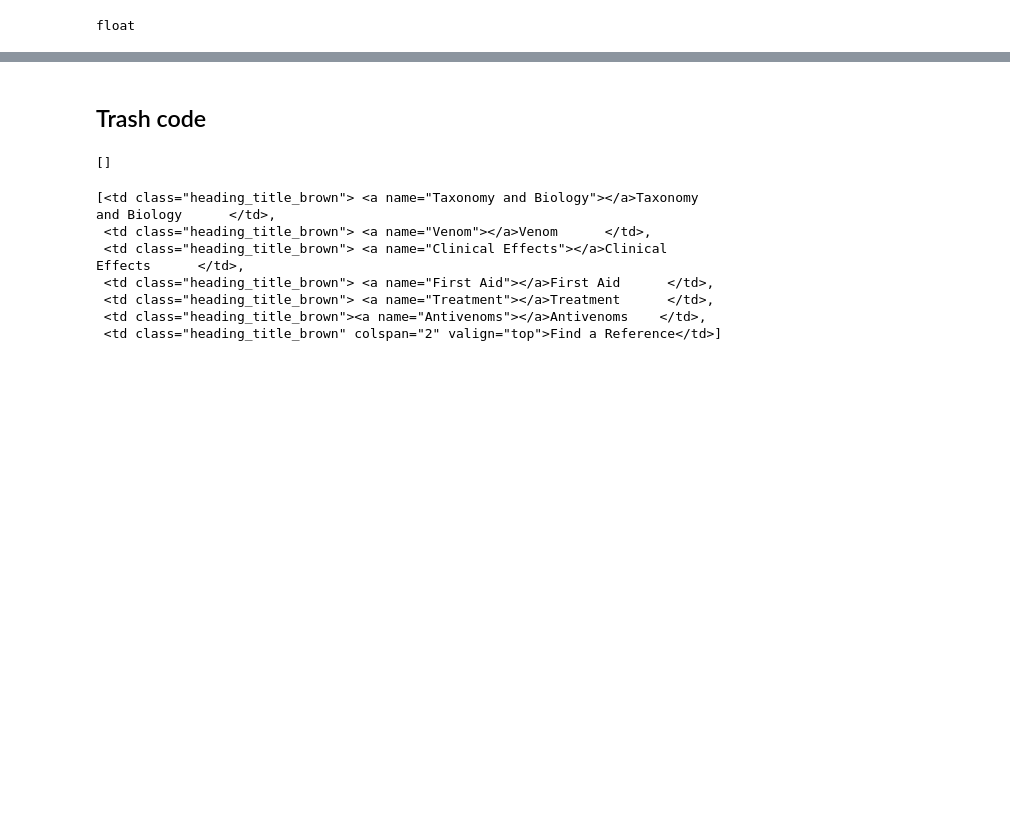
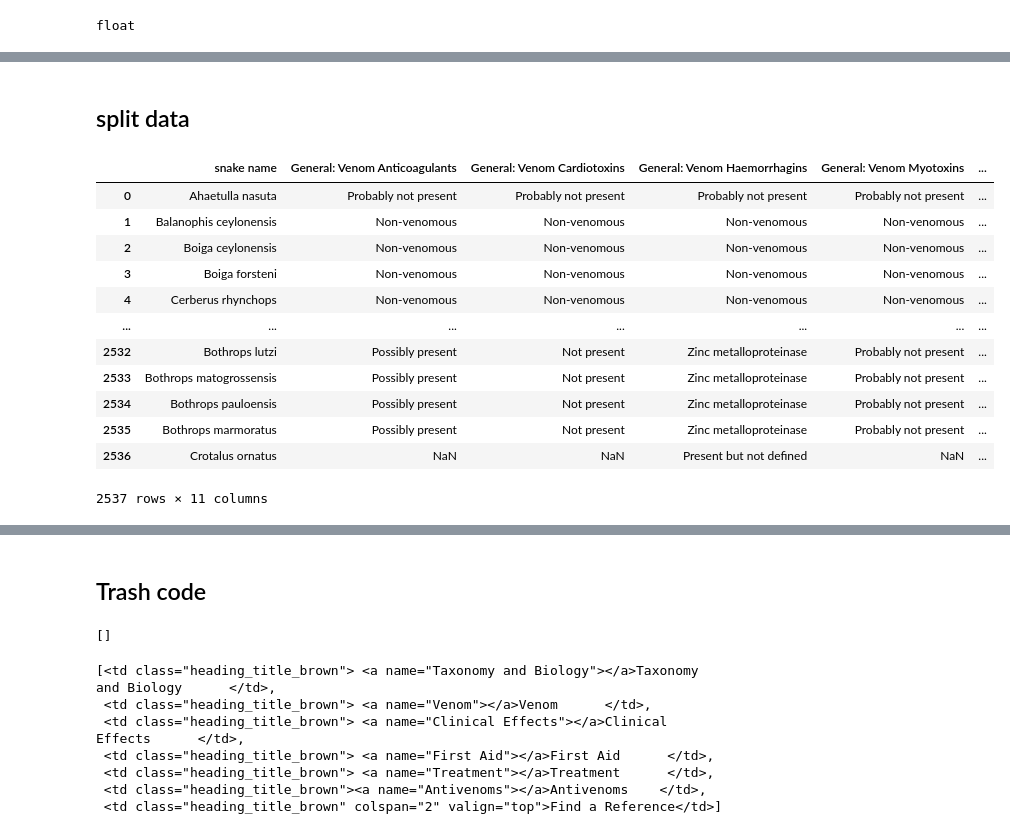
Before and after one commit to nikshingadiya/jupyter, a Jupyter notebook: Web Scraping/fiilter_data.ipynb, the cells around one changed output, grey strips where cells are left out. Drawn from its saved outputs; the diff is of its cells as text; code cells hidden in the pictures; blank space fills up the shorter version.

```diff
--- a/Web Scraping/fiilter_data.ipynb
+++ b/Web Scraping/fiilter_data.ipynb
@@ -210,0 +358,2 @@ structure_snake_1
+# %% [markdown]
+## split data
@@ -210,0 +362,18 @@ structure_snake_1
+# %%
+structure_snake_3=pd.read_csv("structure_snake_3.csv")
+# %%
+structure_snake_3
+# %% [output]
+|  | snake name | General: Venom Anticoagulants | General: Venom Cardiotoxins | General: Venom Haemorrhagins | General: Venom Myotoxins | ... |
+| 0 | Ahaetulla nasuta | Probably not present | Probably not present | Probably not present | Probably not present | ... |
+| 1 | Balanophis ceylonensis | Non-venomous | Non-venomous | Non-venomous | Non-venomous | ... |
+| 2 | Boiga ceylonensis | Non-venomous | Non-venomous | Non-venomous | Non-venomous | ... |
+| 3 | Boiga forsteni | Non-venomous | Non-venomous | Non-venomous | Non-venomous | ... |
+| 4 | Cerberus rhynchops | Non-venomous | Non-venomous | Non-venomous | Non-venomous | ... |
+| ... | ... | ... | ... | ... | ... | ... |
+| 2532 | Bothrops lutzi | Possibly present | Not present | Zinc metalloproteinase | Probably not present | ... |
+| 2533 | Bothrops matogrossensis | Possibly present | Not present | Zinc metalloproteinase | Probably not present | ... |
+| 2534 | Bothrops pauloensis | Possibly present | Not present | Zinc metalloproteinase | Probably not present | ... |
+| 2535 | Bothrops marmoratus | Possibly present | Not present | Zinc metalloproteinase | Probably not present | ... |
+| 2536 | Crotalus ornatus | NaN | NaN | Present but not defined | NaN | ... |
+2537 rows × 11 columns
```
Also changed, not shown: parts of 29 cells of this notebook, 3 other files.
